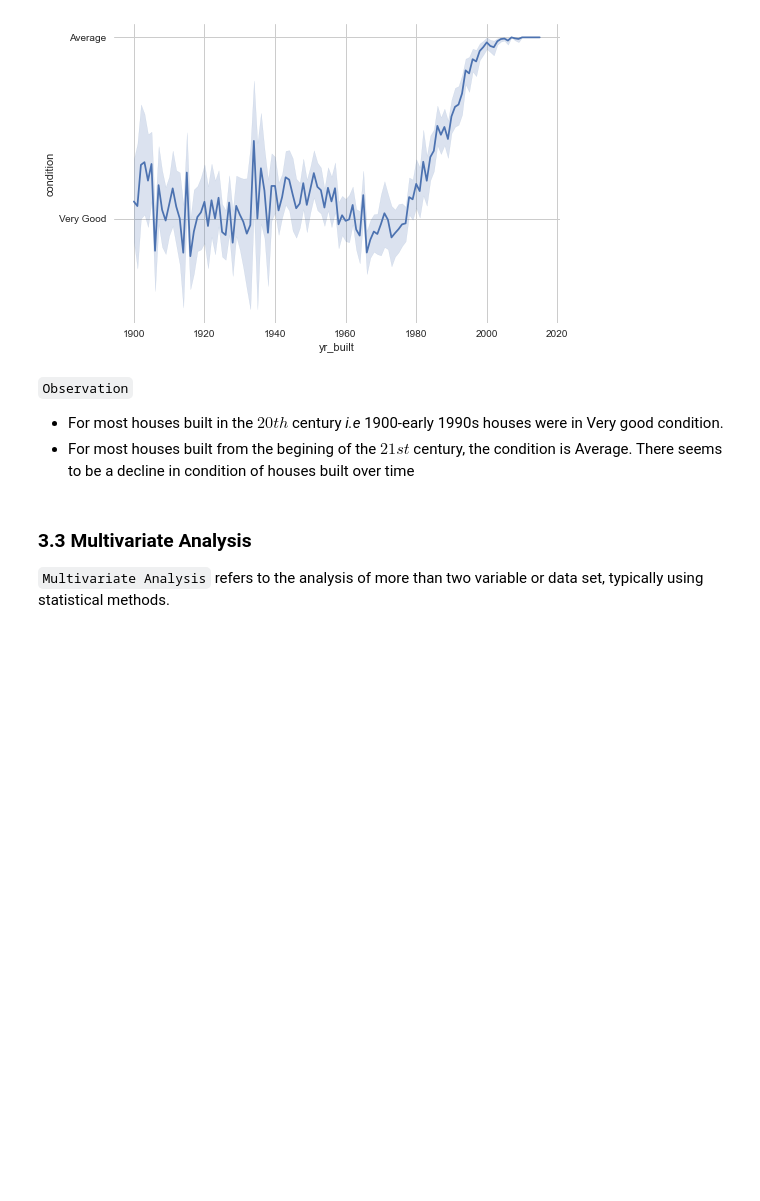
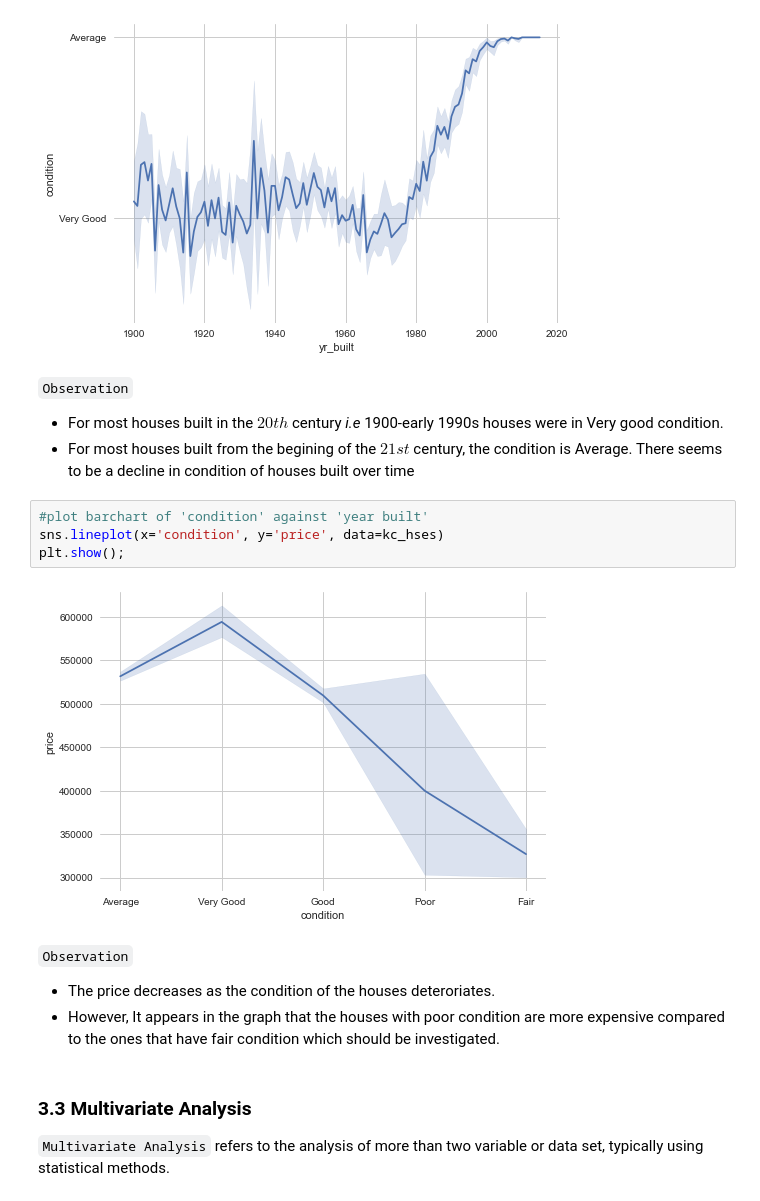
Before and after one commit to R3TR0Quan/KC_Realestate_Analysis_and_Modelling, a Jupyter notebook: notebook.ipynb, the cells around one changed output. Drawn from its saved outputs; the diff is of its cells as text; blank space fills up the shorter version.

```diff
--- a/notebook.ipynb
+++ b/notebook.ipynb
@@ -745,11 +761,22 @@ sns.lineplot(x='yr_built', y='condition', data=kc_hses)
 plt.show();
 # %% [output]
 [figure]
+# %% [markdown]
+``Observation``
+
+* For most houses built in the $20th$ century *i.e* 1900-early 1990s houses were in Very good condition.
+* For most houses built from the begining of the $21st$ century, the condition is Average. There seems to be a decline in condition of houses built over time
+# %%
+#plot barchart of 'condition' against 'year built'
+sns.lineplot(x='condition', y='price', data=kc_hses)
+plt.show();
+# %% [output]
+[figure, added]
 # %% [markdown]
 ``Observation``
 
-* For most houses built in the $20th$ century *i.e* 1900-early 1990s houses were in Very good condition.
-* For most houses built from the begining of the $21st$ century, the condition is Average. There seems to be a decline in condition of houses built over time
+* The price decreases as the condition of the houses deteroriates.
+* However, It appears in the graph that the houses with poor condition are more expensive compared to the ones that have fair condition which should be investigated.
 # %% [markdown]
 ### 3.3 Multivariate Analysis
 
```
Also changed, not shown: parts of 50 cells of this notebook.
